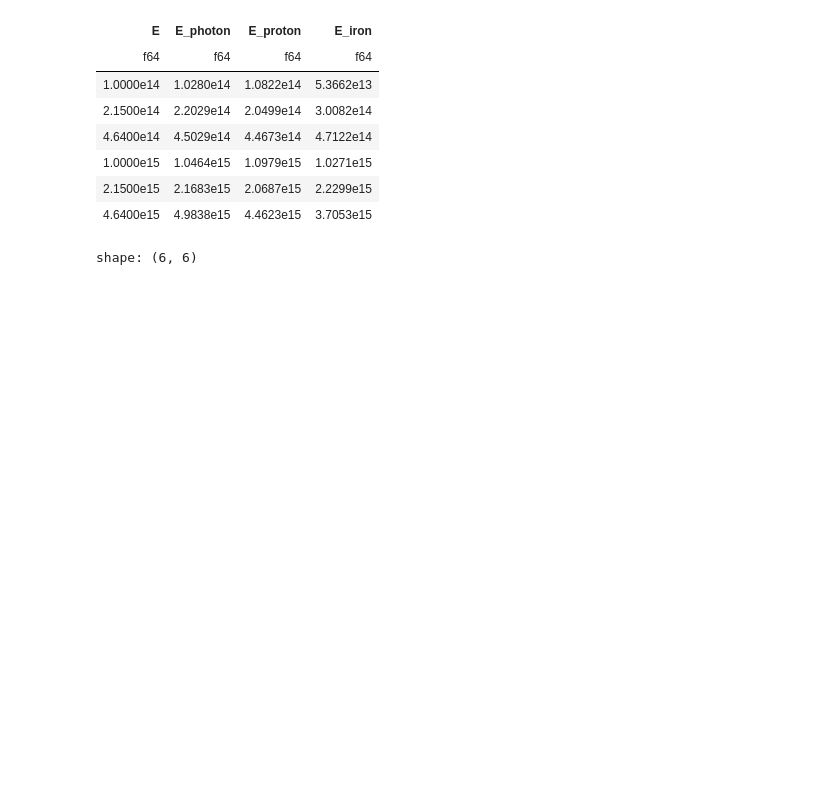
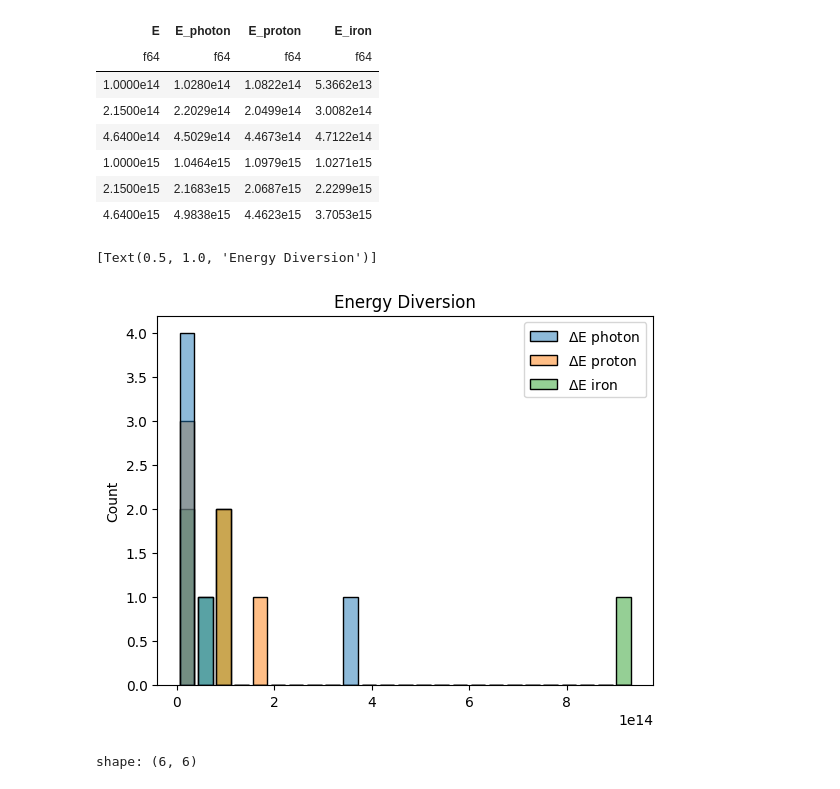
Before and after one commit to lucas-orfei/mestrado, a Jupyter notebook: barycenter_electrons.ipynb, the cells around one changed output. Drawn from its saved outputs; the diff is of its cells as text; code cells hidden in the pictures; blank space fills up the shorter version.

```diff
--- a/barycenter_electrons.ipynb
+++ b/barycenter_electrons.ipynb
@@ -373,6 +373,29 @@ shape: (6, 4)
 | 1.0000e15 | 1.0464e15 | 1.0979e15 | 1.0271e15 |
 | 2.1500e15 | 2.1683e15 | 2.0687e15 | 2.2299e15 |
 | 4.6400e15 | 4.9838e15 | 4.4623e15 | 3.7053e15 |
+# %%
+DeltaE_photon = []
+DeltaE_proton = []
+DeltaE_iron = []
+
+for i in range(len(E_real)):
+    aux = abs(E_real[i] - E_photon[i])
+    aux2 = abs(E_real[i] - E_proton[i])
+    aux3 = abs(E_real[i] - E_iron[i])
+    DeltaE_photon.append(aux)
+    DeltaE_proton.append(aux2)
+    DeltaE_iron.append(aux3)
+
+data = {
+    '$\Delta$E photon':DeltaE_photon,
+    '$\Delta$E proton':DeltaE_proton,
+    '$\Delta$E iron':DeltaE_iron
+}
+
+sns.histplot(data=data, bins= 25, shrink=0.8, alpha = 0.5).set(title = 'Energy Diversion')
+# %% [output]
+[Text(0.5, 1.0, 'Energy Diversion')]
+[figure, added]
 # %%
 # Integral até 5,29 m
 
```
